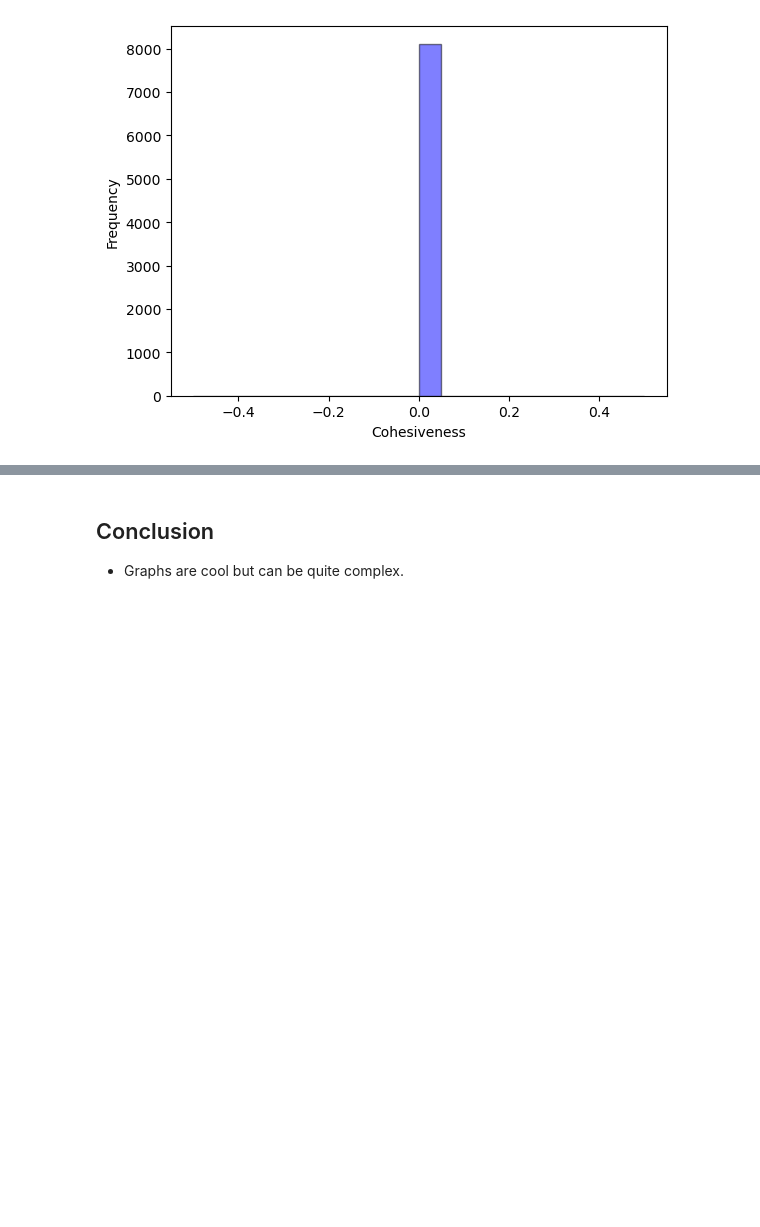
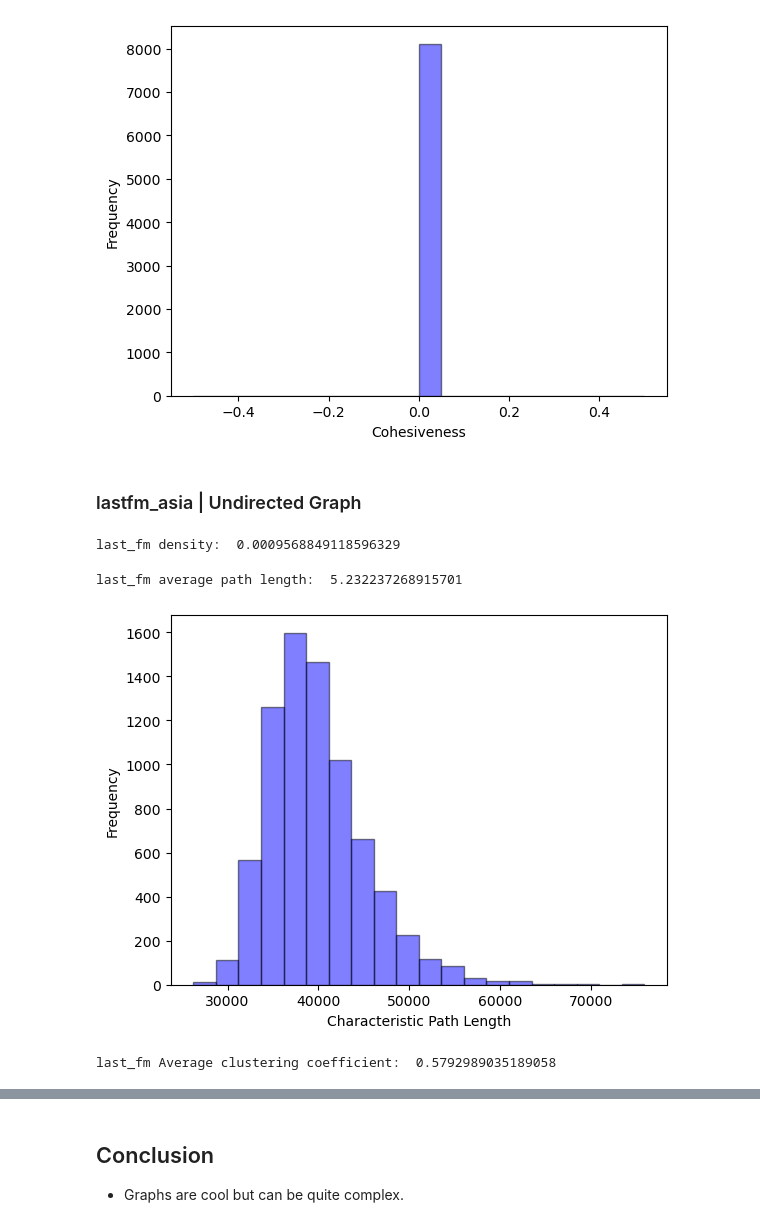
Before and after one commit to pfeifer-j/resilient_networks_ex1, a Jupyter notebook: documentation.ipynb, the cells around one changed output, grey strips where cells are left out. Cells and saved outputs as stored; diff of their text form; code cells hidden in the pictures; blank space fills up the shorter version.

```diff
--- a/documentation.ipynb
+++ b/documentation.ipynb
@@ -124,3 +125,24 @@ plt.show()
 # %%
 # Resilience/Survivability
 # print("Gnutella09 Resilience/Survivability: ", input.todo())
+# %% [markdown]
+### lastfm_asia | Undirected Graph
+# %%
+# Generating the graph
+import os
+from src.GraphInput import CsvFileGraphInput
+import matplotlib.pyplot as plt
+
+notebook_dir = os.getcwd()
+
+file_path = os.path.join(
+    notebook_dir, "data/lastfm_asia/lastfm_asia_edges.csv"
+)
+
+input = CsvFileGraphInput()
+input.read_input_file_and_convert(file_path, directed=False)
+# %%
+# Density
+print("last_fm density: ", input.computed_density())
+# %% [output]
+last_fm density:  0.0009568849118596329
@@ -126,0 +152,30 @@ plt.show()
+# %%
+# Average Path Length
+print("last_fm average path length: ", input.compute_average_path_length())
+# %% [output]
+last_fm average path length:  5.232237268915701
+# %%
+# Characteristic Path Length for all nodes
+cpls = input.compute_cpl_for_all_nodes()
+
+# Filter out infinite values from the cpls list
+filtered_cpls = [cpl for cpl in cpls if cpl != float('inf')]
+
+plt.hist(filtered_cpls, bins=20, alpha=0.5, color='b', edgecolor='k')
+plt.xlabel('Characteristic Path Length')
+plt.ylabel('Frequency')
+
+plt.show()
+# %% [output]
+[figure, added]
+# %%
+# Average Clustering Coefficient
+
+(
+    average_clustering_coefficient,
+    clustering_coefficient_distribution,
+) = input.compute_clustering_coefficient()
+
+print("last_fm Average clustering coefficient: ", average_clustering_coefficient)
+# %% [output]
+last_fm Average clustering coefficient:  0.5792989035189058
```
Also changed, not shown: parts of 9 cells of this notebook, 1 other file.
